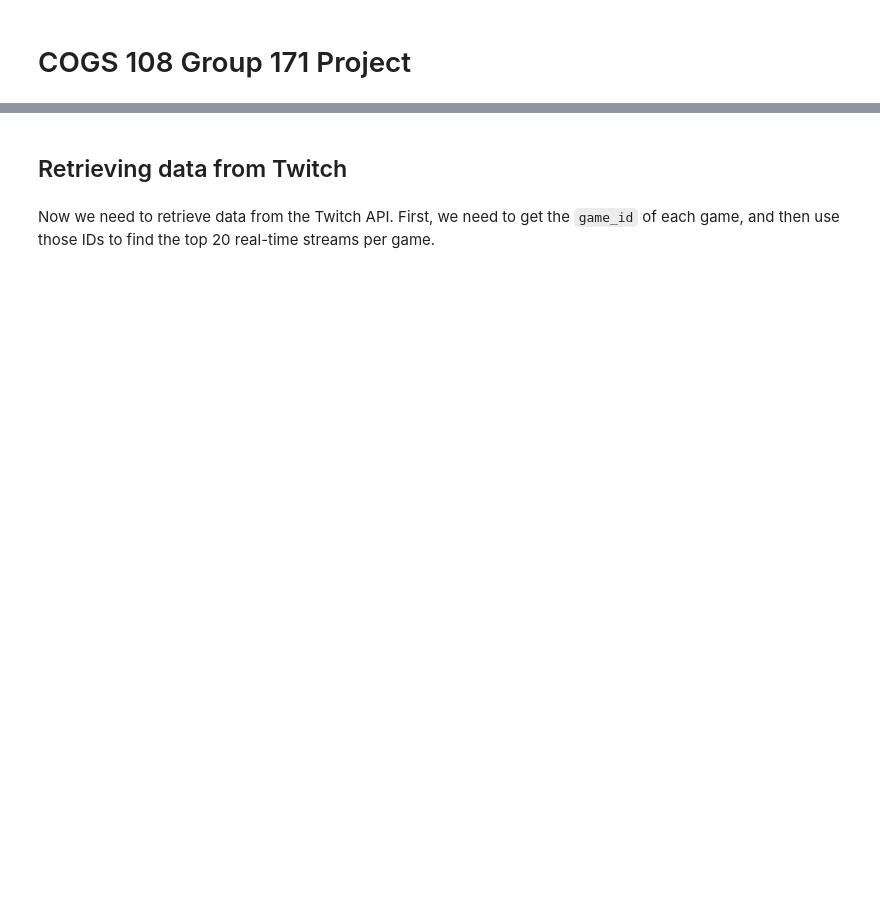
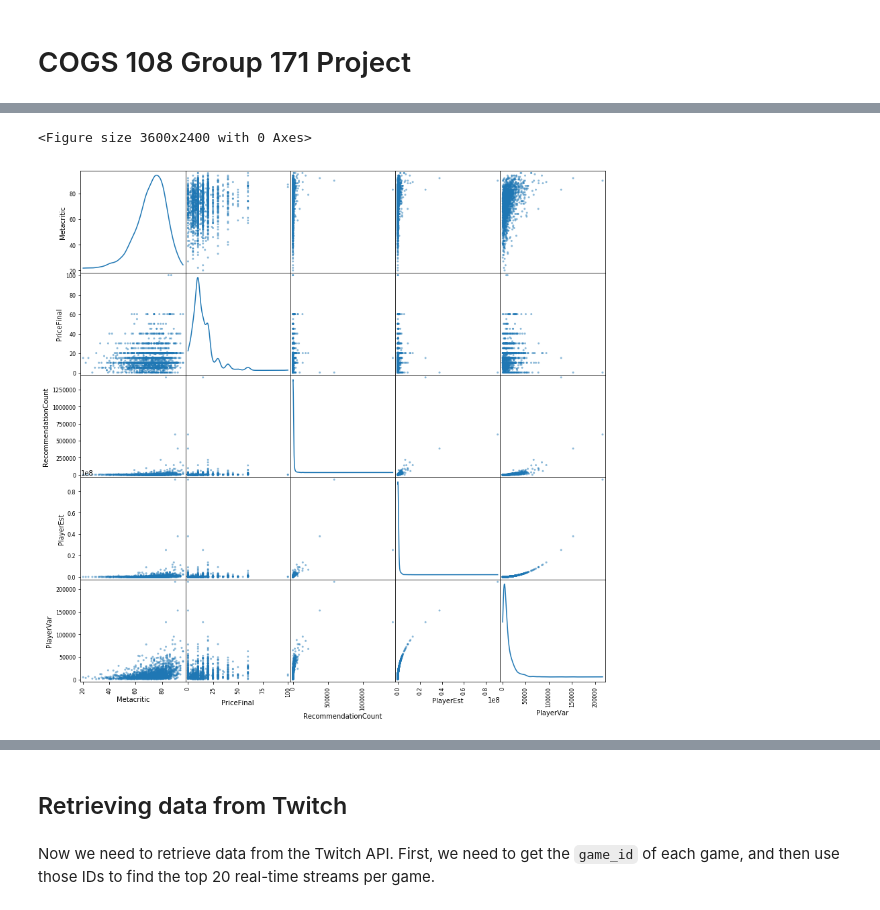
Before and after one commit to R3adOnlyJoe/COGS108-project, a Jupyter notebook: FinalProject_group171.ipynb, the cells around one changed output, grey strips where cells are left out. Drawn from its saved outputs; the diff is of its cells as text; code cells hidden in the pictures; blank space fills up the shorter version.

Commit message:
Second Commit, added more plots and ols regression

```diff
--- a/FinalProject_group171.ipynb
+++ b/FinalProject_group171.ipynb
@@ -41,0 +86,8 @@ Here we can see that we have 2,194 game titles in our dataset with valid Metacri
+# %%
+plt.figure(dpi = 600)
+pd.plotting.scatter_matrix(steam_df , diagonal = 'kde', figsize = (14,14))
+fig = plt.gcf
+plt.savefig('matrix')
+# %% [output]
+<Figure size 3600x2400 with 0 Axes>
+[figure, added]
```
Also changed, not shown: parts of 44 cells of this notebook.
